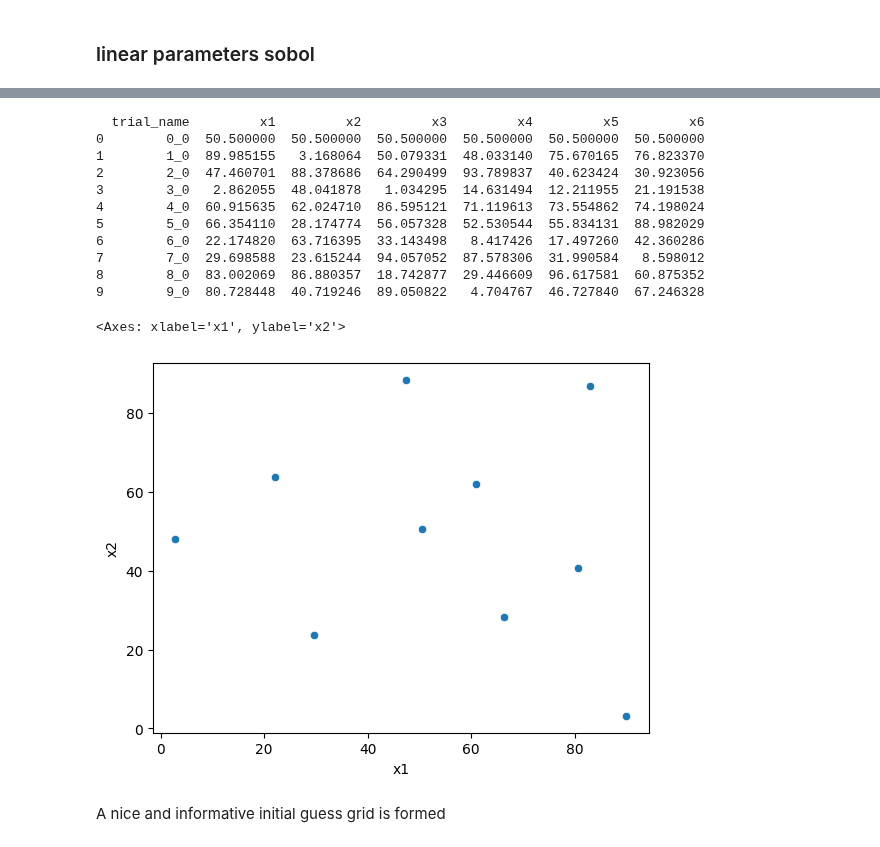
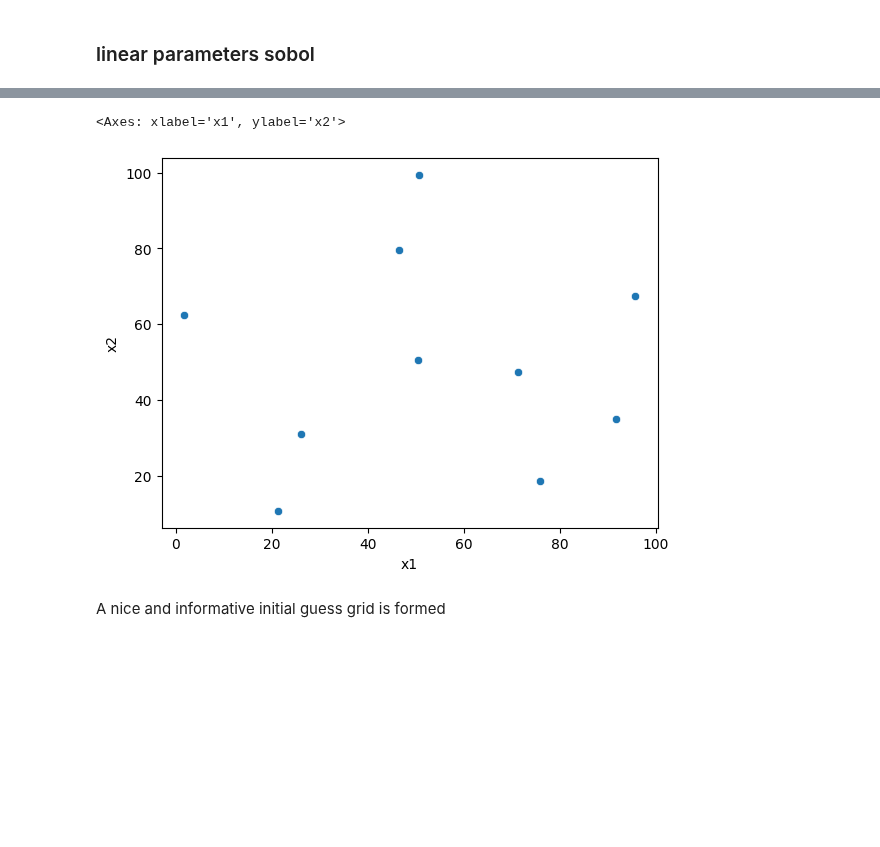
Before and after one commit to Sauciu1/BO-Coli, a Jupyter notebook: notebooks/batch_bayesian_test.ipynb, the cells around one changed output, grey strips where cells are left out. Saved outputs shown, nothing was run; the diff lists cells and outputs as text; code cells hidden in the pictures; blank space fills up the shorter version.

```diff
--- a/notebooks/batch_bayesian_test.ipynb
+++ b/notebooks/batch_bayesian_test.ipynb
@@ -102,8 +136,6 @@ Low value oversampling is inline with logarithmic distribution.
 # %% [markdown]
 ### linear parameters sobol
 # %%
-
-
 client = Client()
 
 parameters=[
@@ -121,22 +153,10 @@ client.configure_experiment(
     parameters=parameters
 )
 
-
 client.configure_optimization(objective="response")
-
 client.get_next_trials(max_trials=10)
 
+coords = get_guess_coords(client)
 
-
-
-for i, trial in ax_helper.get_obs_from_client(client, response_col='response').iterrows():
-    if not pd.isna(trial['response']):
-        continue
-
-    response = resp.evaluate(trial[dim_names])
-    client.complete_trial(trial_index=i, raw_data={"response": float(response)})
-
-coords = get_guess_coords(client)
-print(coords)
 sns.scatterplot(data=coords, x="x1", y="x2")
 # %% [output]
@@ -160,16 +174,5 @@ sns.scatterplot(data=coords, x="x1", y="x2")
-  trial_name         x1         x2         x3         x4         x5         x6
-0        0_0  50.500000  50.500000  50.500000  50.500000  50.500000  50.500000
-1        1_0  89.985155   3.168064  50.079331  48.033140  75.670165  76.823370
-2        2_0  47.460701  88.378686  64.290499  93.789837  40.623424  30.923056
-3        3_0   2.862055  48.041878   1.034295  14.631494  12.211955  21.191538
-4        4_0  60.915635  62.024710  86.595121  71.119613  73.554862  74.198024
-5        5_0  66.354110  28.174774  56.057328  52.530544  55.834131  88.982029
-6        6_0  22.174820  63.716395  33.143498   8.417426  17.497260  42.360286
-7        7_0  29.698588  23.615244  94.057052  87.578306  31.990584   8.598012
-8        8_0  83.002069  86.880357  18.742877  29.446609  96.617581  60.875352
-9        9_0  80.728448  40.719246  89.050822   4.704767  46.727840  67.246328
+<Axes: xlabel='x1', ylabel='x2'>
-<Axes: xlabel='x1', ylabel='x2'>
-[figure, old version]
+[figure, new version]
 # %% [markdown]
 A nice and informative initial guess grid is formed
 # %%
```
Also changed, not shown: parts of 17 cells of this notebook, 4 other files.
